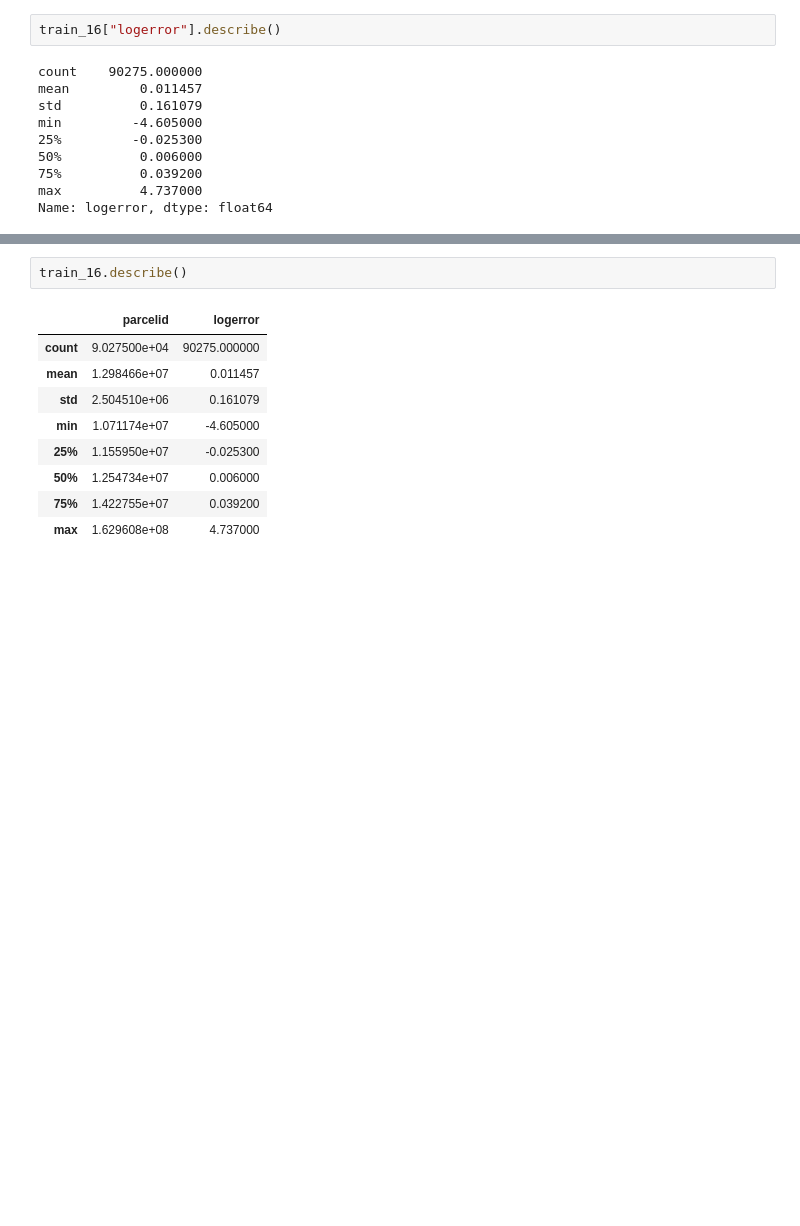
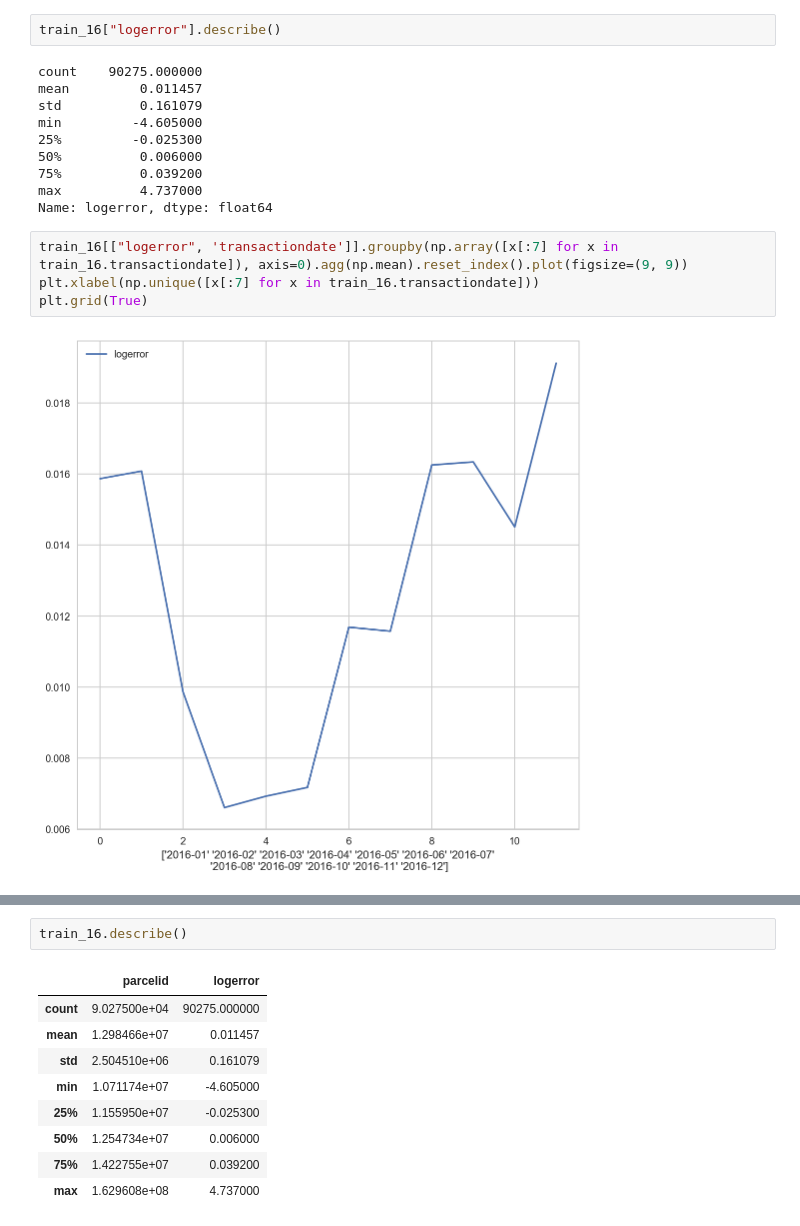
Before and after one commit to minus31/Zillow_Home_Value_Prediction, a Jupyter notebook: notebooks/EDA.ipynb, the cells around one changed output, grey strips where cells are left out. Drawn from its saved outputs; the diff is of its cells as text; blank space fills up the shorter version.

```diff
--- a/notebooks/EDA.ipynb
+++ b/notebooks/EDA.ipynb
@@ -137,3 +127,9 @@ min         -4.605000
 75%          0.039200
 max          4.737000
 Name: logerror, dtype: float64
+# %%
+train_16[["logerror", 'transactiondate']].groupby(np.array([x[:7] for x in train_16.transactiondate]), axis=0).agg(np.mean).reset_index().plot(figsize=(9, 9))
+plt.xlabel(np.unique([x[:7] for x in train_16.transactiondate]))
+plt.grid(True)
+# %% [output]
+[figure, added]
```
Also changed, not shown: parts of 30 cells of this notebook, 3 other files.
